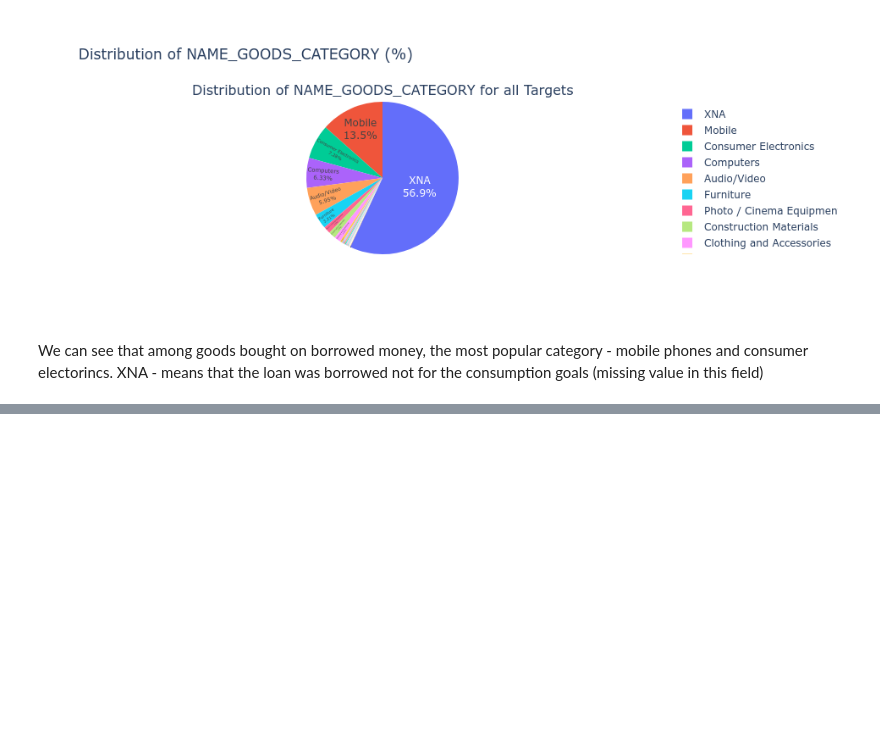
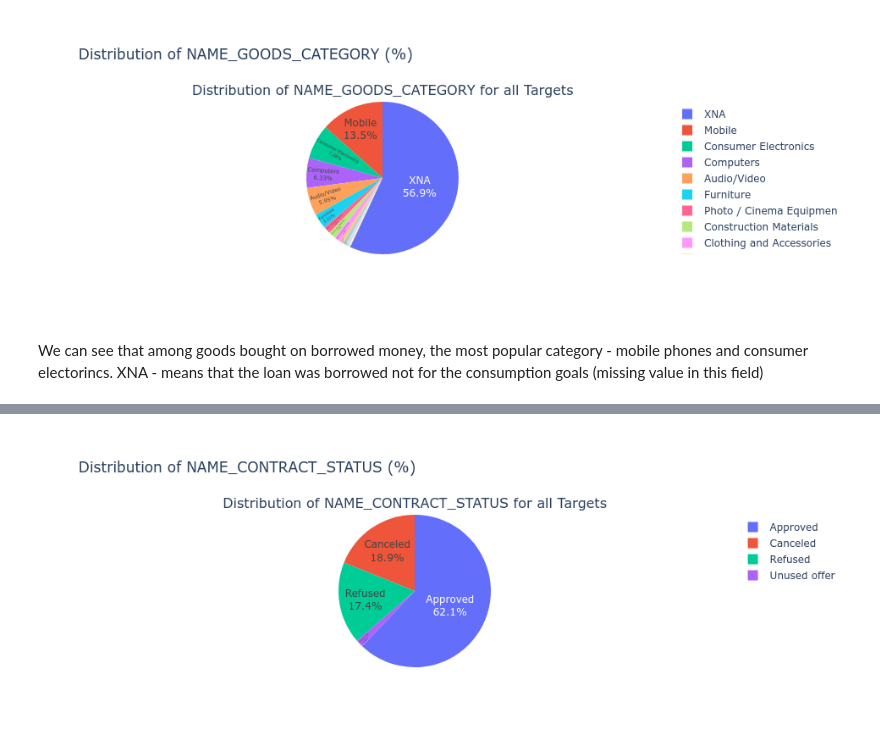
Before and after one commit to stanislavlia/msds_cred_scoring, a Jupyter notebook: EDA.ipynb, the cells around one changed output, grey strips where cells are left out. Saved outputs shown, nothing was run; the diff lists cells and outputs as text; code cells hidden in the pictures; blank space fills up the shorter version.

```diff
--- a/EDA.ipynb
+++ b/EDA.ipynb
@@ -799,0 +811,4 @@ XNA - means that the loan was borrowed not for the consumption goals (missing va
+# %%
+plot_categorical_variables_pie(prev_application_df, "NAME_CONTRACT_STATUS", plot_defaulter=False)
+# %% [output]
+[figure, added]
```
Also changed, not shown: parts of 22 cells of this notebook.
